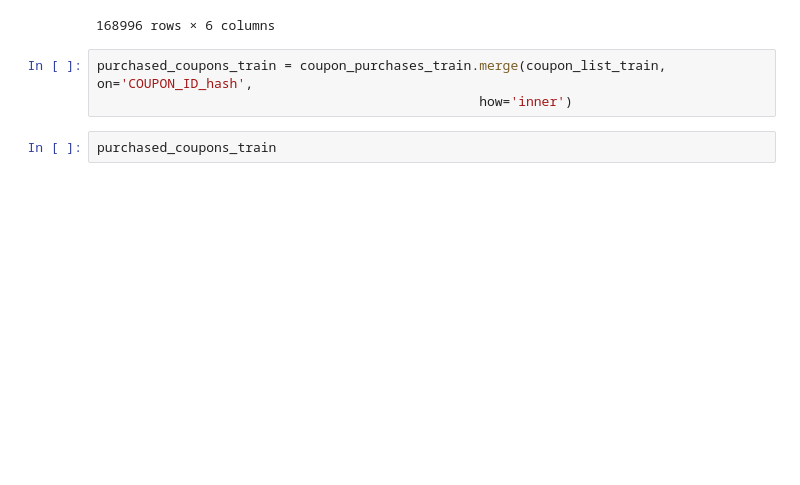
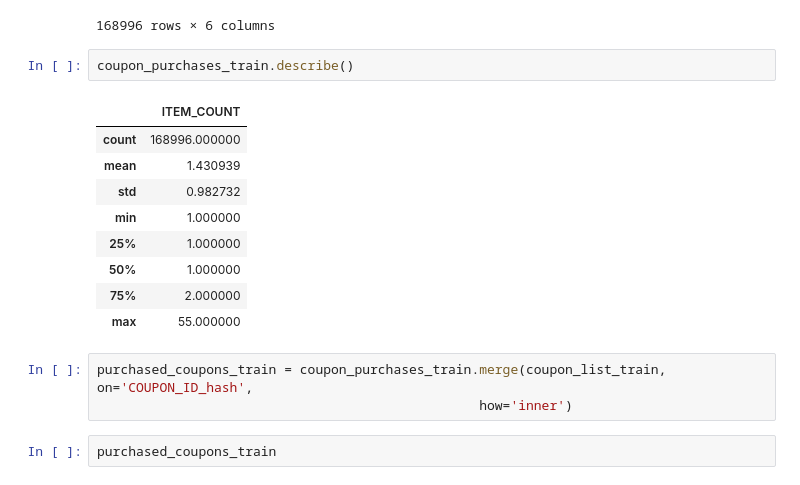
Before and after one commit to jnferreira/couponpurchasepreds, a Jupyter notebook: cos_sim.ipynb, the cells around one changed output. Saved outputs shown, nothing was run; the diff lists cells and outputs as text; blank space fills up the shorter version.

```diff
--- a/cos_sim.ipynb
+++ b/cos_sim.ipynb
@@ -52,6 +68,18 @@ coupon_purchases_train
 | 168994 | 2 | 2012-04-12 12:27:34 | 新宿・高田馬場・中野・吉祥寺 | bcade77b186543a4820b3a6e3c06ad2f | 280f0cedda5c4b171ee6245889659571 | cb0244705306aafccc47bfe62ece39d3 |
 | 168995 | 1 | 2012-05-09 12:12:26 | 新宿・高田馬場・中野・吉祥寺 | fec51967a2f8135aa929cf2b5cc8722c | 280f0cedda5c4b171ee6245889659571 | 31a605db6db5ad3fa3b2d4cf69ae3272 |
 168996 rows × 6 columns
+# %%
+coupon_purchases_train.describe()
+# %% [output]
+|  | ITEM_COUNT |
+| count | 168996.000000 |
+| mean | 1.430939 |
+| std | 0.982732 |
+| min | 1.000000 |
+| 25% | 1.000000 |
+| 50% | 1.000000 |
+| 75% | 2.000000 |
+| max | 55.000000 |
 # %%
 purchased_coupons_train = coupon_purchases_train.merge(coupon_list_train, on='COUPON_ID_hash',
                                                  how='inner')
```
Also changed, not shown: parts of 19 cells of this notebook, 1 other file.
